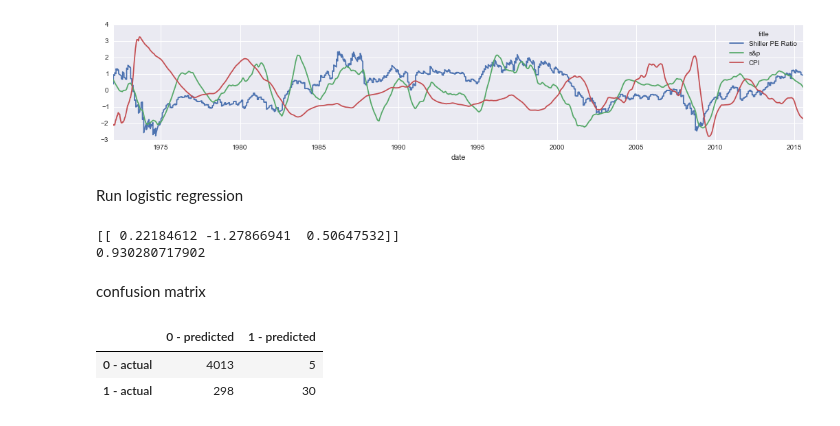
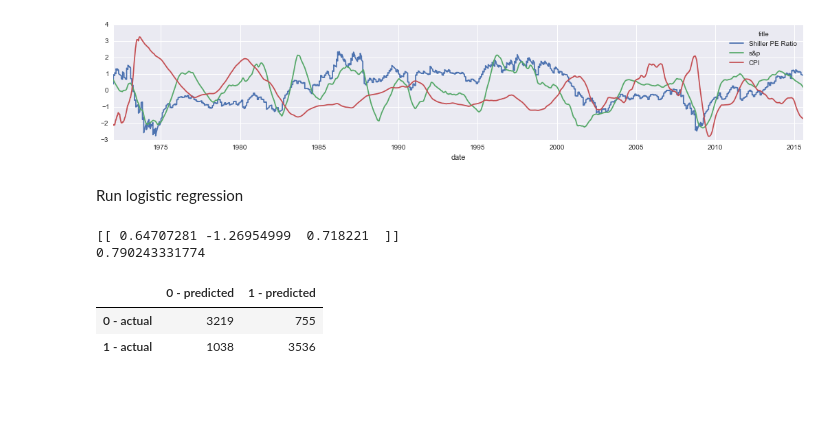
Before and after one commit to rhouck/bubble, a Jupyter notebook: notes/Model Construction.ipynb, the cells around one changed output. Cells and saved outputs as stored; diff of their text form; code cells hidden in the pictures; blank space fills up the shorter version.

Commit message:
ran logistic regression with even hits and misses

```diff
--- a/notes/Model Construction.ipynb
+++ b/notes/Model Construction.ipynb
@@ -159,19 +168,15 @@ y = y.ix[X.index]
 # %%
-clf = linear_model.LogisticRegression()
+clf = linear_model.LogisticRegression(penalty="l2", C=1)
 clf.fit (X_train.values, y_train.values)
 y_pred = clf.predict(X_test)
 print clf.coef_
 print clf.score(X_test, y_test)
+pd.DataFrame(metrics.confusion_matrix(y_test, y_pred),
+             index=['0 - actual', '1 - actual'],
+             columns=['0 - predicted', '1 - predicted'])
 # %% [output]
-[[ 0.22184612 -1.27866941  0.50647532]]
-0.930280717902
+[[ 0.64707281 -1.26954999  0.718221  ]]
+0.790243331774
+|  | 0 - predicted | 1 - predicted |
+| 0 - actual | 3219 | 755 |
+| 1 - actual | 1038 | 3536 |
-# %% [markdown]
-confusion matrix
-# %%
-pd.DataFrame(metrics.confusion_matrix(y_test, y_pred),
-             index=['0 - actual', '1 - actual'],
-             columns=['0 - predicted', '1 - predicted'])
-# %% [output]
-|  | 0 - predicted | 1 - predicted |
-| 0 - actual | 4013 | 5 |
-| 1 - actual | 298 | 30 |
```
Also changed, not shown: parts of 2 cells of this notebook.
